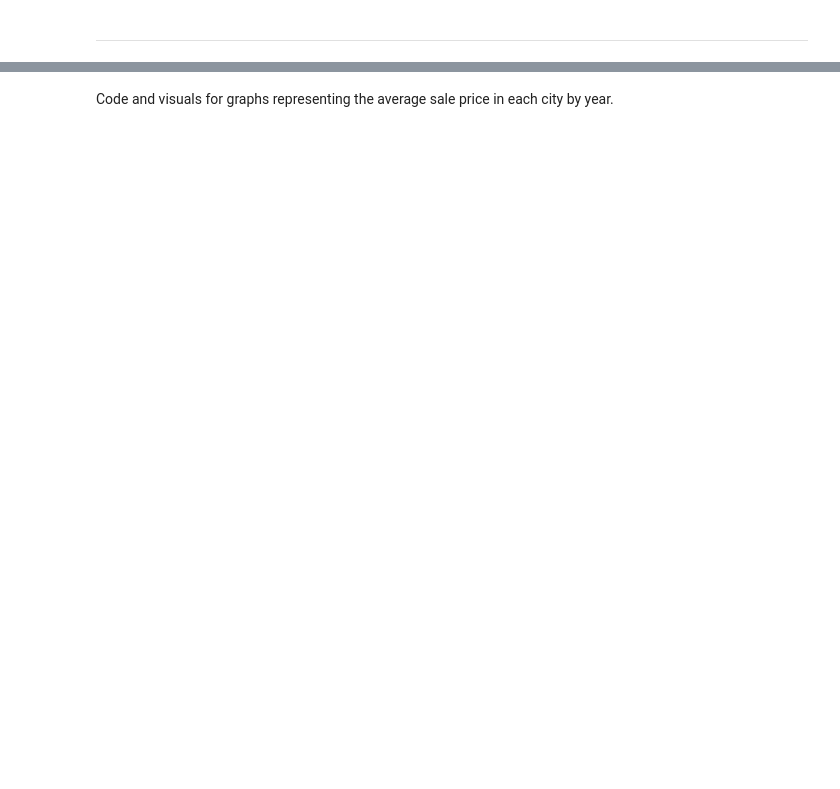
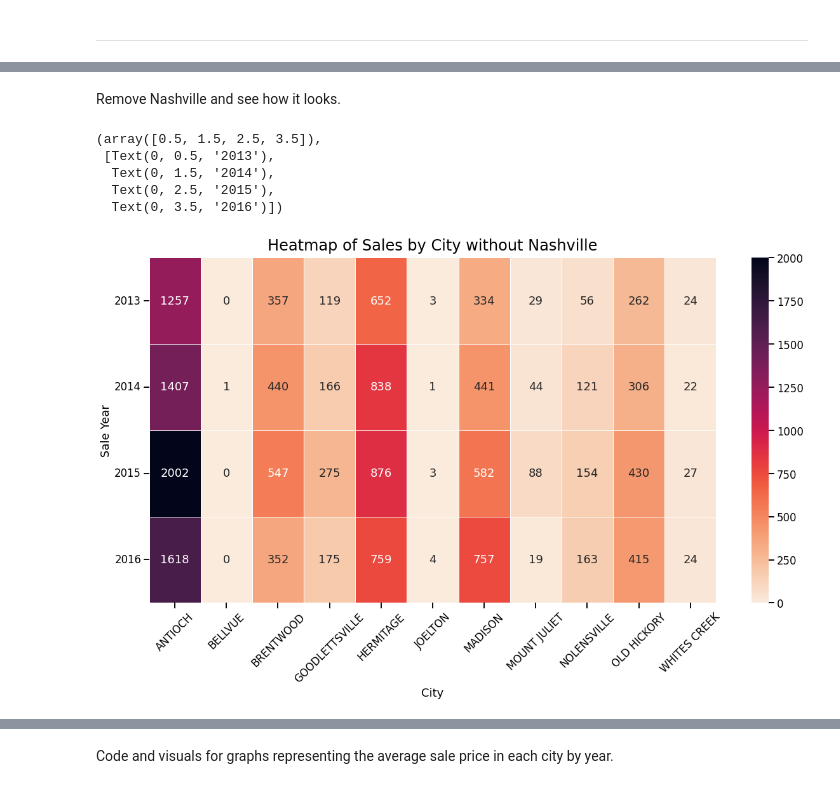
Before and after one commit to aaronjoslinwangdu/nashville-housing-project, a Jupyter notebook: Nashville_Housing_Notebook.ipynb, the cells around one changed output, grey strips where cells are left out. Cells and saved outputs as stored; diff of their text form; code cells hidden in the pictures; blank space fills up the shorter version.

```diff
--- a/Nashville_Housing_Notebook.ipynb
+++ b/Nashville_Housing_Notebook.ipynb
@@ -249,0 +286,23 @@ Key observations about this graph include:
+# %% [markdown]
+Remove Nashville and see how it looks.
+# %%
+#drop nashville column, lets see what the heatmap looks like now
+spm2.drop(spm2.columns[[8]],axis=1,inplace=True)
+
+sns.set_context("talk")
+f, ax = plt.subplots(figsize=(20, 10))
+ax = sns.heatmap(spm2, annot=True, fmt="d", linewidths=.5, ax=ax, cmap=sns.color_palette("rocket_r", as_cmap=True),yticklabels=['2013','2014','2015','2016'],xticklabels=['ANTIOCH','BELLVUE','BRENTWOOD','GOODLETTSVILLE','HERMITAGE','JOELTON','MADISON','MOUNT JULIET','NOLENSVILLE','OLD HICKORY','WHITES CREEK'])
+ax.axes.set_title("Heatmap of Sales by City without Nashville", fontsize=24, y=1.01)
+ax.set(xlabel='City', ylabel='Sale Year');
+plt.xticks(rotation = 45)
+plt.yticks(rotation = 360)
+
+#save the figure
+#plt.savefig(r'path\nashville-housing-project\visualizations\sales_by_city_hm_v2.png')
+# %% [output]
+(array([0.5, 1.5, 2.5, 3.5]),
+ [Text(0, 0.5, '2013'),
+  Text(0, 1.5, '2014'),
+  Text(0, 2.5, '2015'),
+  Text(0, 3.5, '2016')])
+[figure, added]
```
Also changed, not shown: parts of 30 cells of this notebook, 8 other files.
